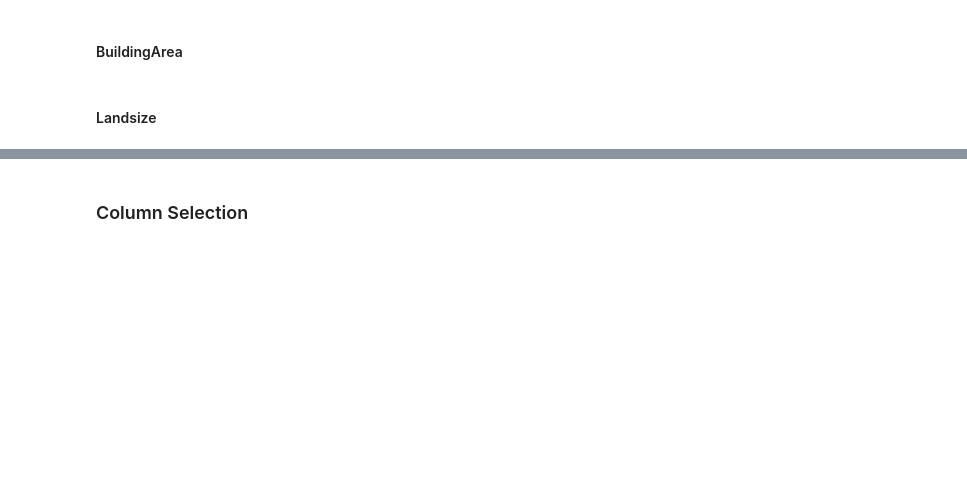
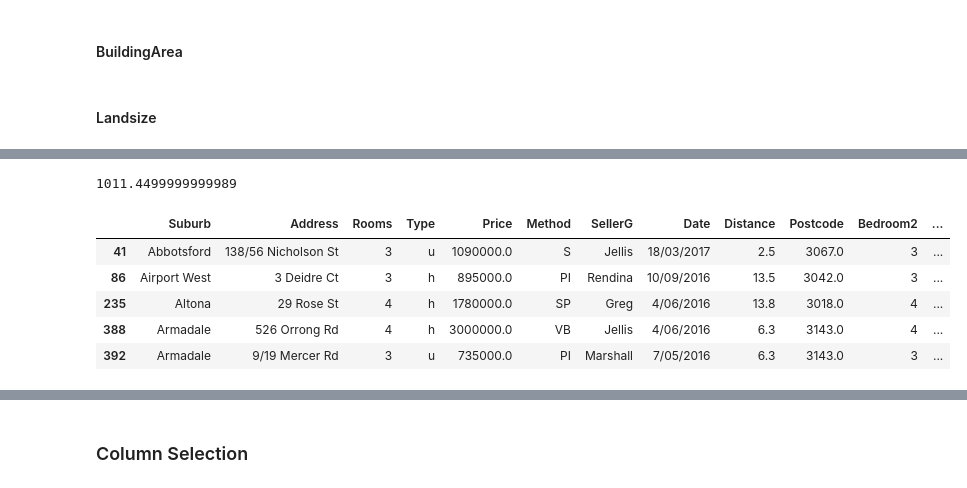
Before and after one commit to sashanktalakola/INFO-H515, a Jupyter notebook: notebooks/v2/preprocessing.ipynb, the cells around one changed output, grey strips where cells are left out. Cells and saved outputs as stored; diff of their text form; code cells hidden in the pictures; blank space fills up the shorter version.

```diff
--- a/notebooks/v2/preprocessing.ipynb
+++ b/notebooks/v2/preprocessing.ipynb
@@ -175,7 +179,15 @@ def plot_histogram(dataframe, column, figsize=None):
 # %%
-# percentile_value = df["Landsize"].quantile(.95)
-# print(percentile_value)
+percentile_value = df["Landsize"].quantile(.95)
+print(percentile_value)
 
-# gt_95_prec_land = (df["Landsize"] > percentile_value)
-# df[gt_95_prec_land].head()
+gt_95_prec_land = (df["Landsize"] > percentile_value)
+df[gt_95_prec_land].head()
+# %% [output]
+1011.4499999999989
+|  | Suburb | Address | Rooms | Type | Price | Method | SellerG | Date | Distance | Postcode | Bedroom2 | ... |
+| 41 | Abbotsford | 138/56 Nicholson St | 3 | u | 1090000.0 | S | Jellis | 18/03/2017 | 2.5 | 3067.0 | 3 | ... |
+| 86 | Airport West | 3 Deidre Ct | 3 | h | 895000.0 | PI | Rendina | 10/09/2016 | 13.5 | 3042.0 | 3 | ... |
+| 235 | Altona | 29 Rose St | 4 | h | 1780000.0 | SP | Greg | 4/06/2016 | 13.8 | 3018.0 | 4 | ... |
+| 388 | Armadale | 526 Orrong Rd | 4 | h | 3000000.0 | VB | Jellis | 4/06/2016 | 6.3 | 3143.0 | 4 | ... |
+| 392 | Armadale | 9/19 Mercer Rd | 3 | u | 735000.0 | PI | Marshall | 7/05/2016 | 6.3 | 3143.0 | 3 | ... |
 # %%
```
Also changed, not shown: parts of 14 cells of this notebook, 19 other files.
